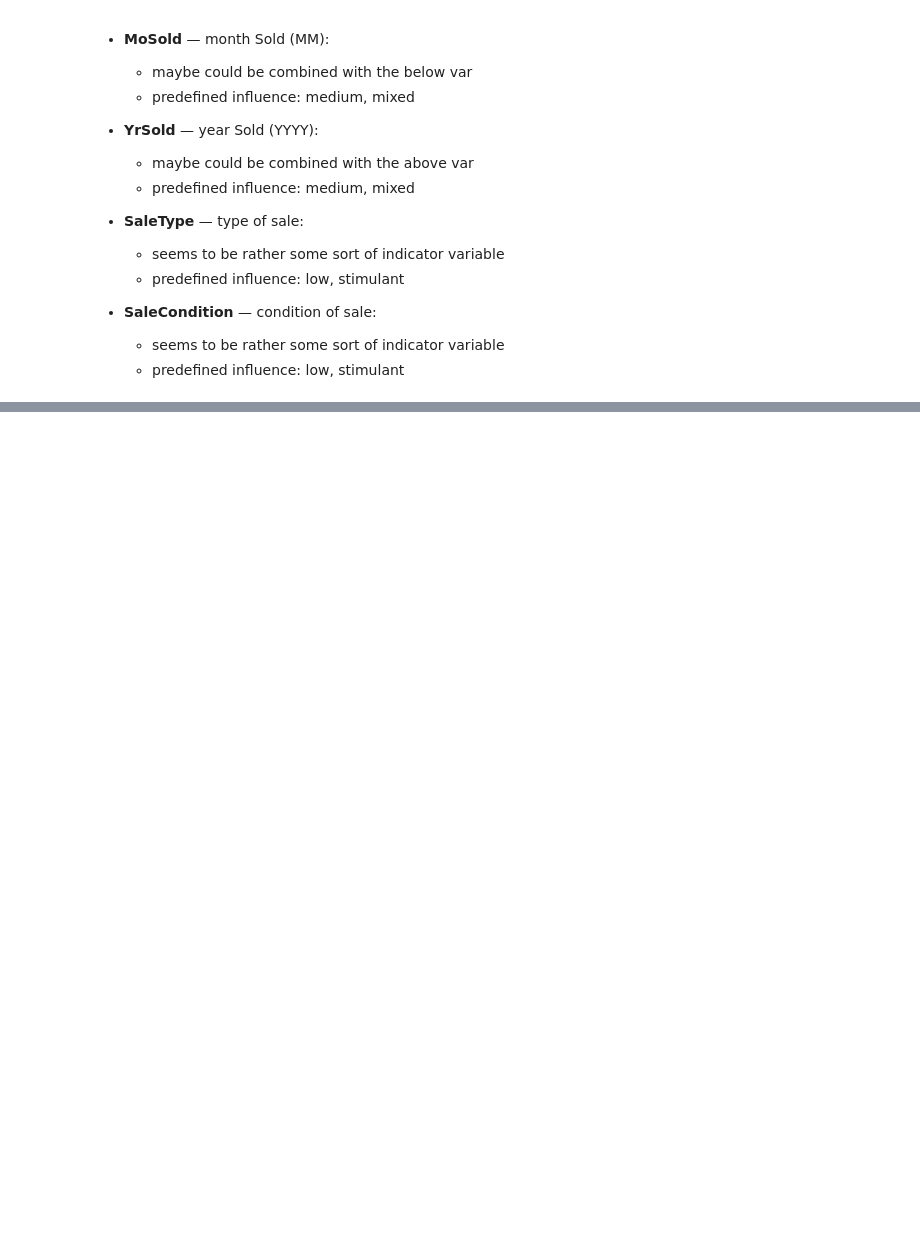
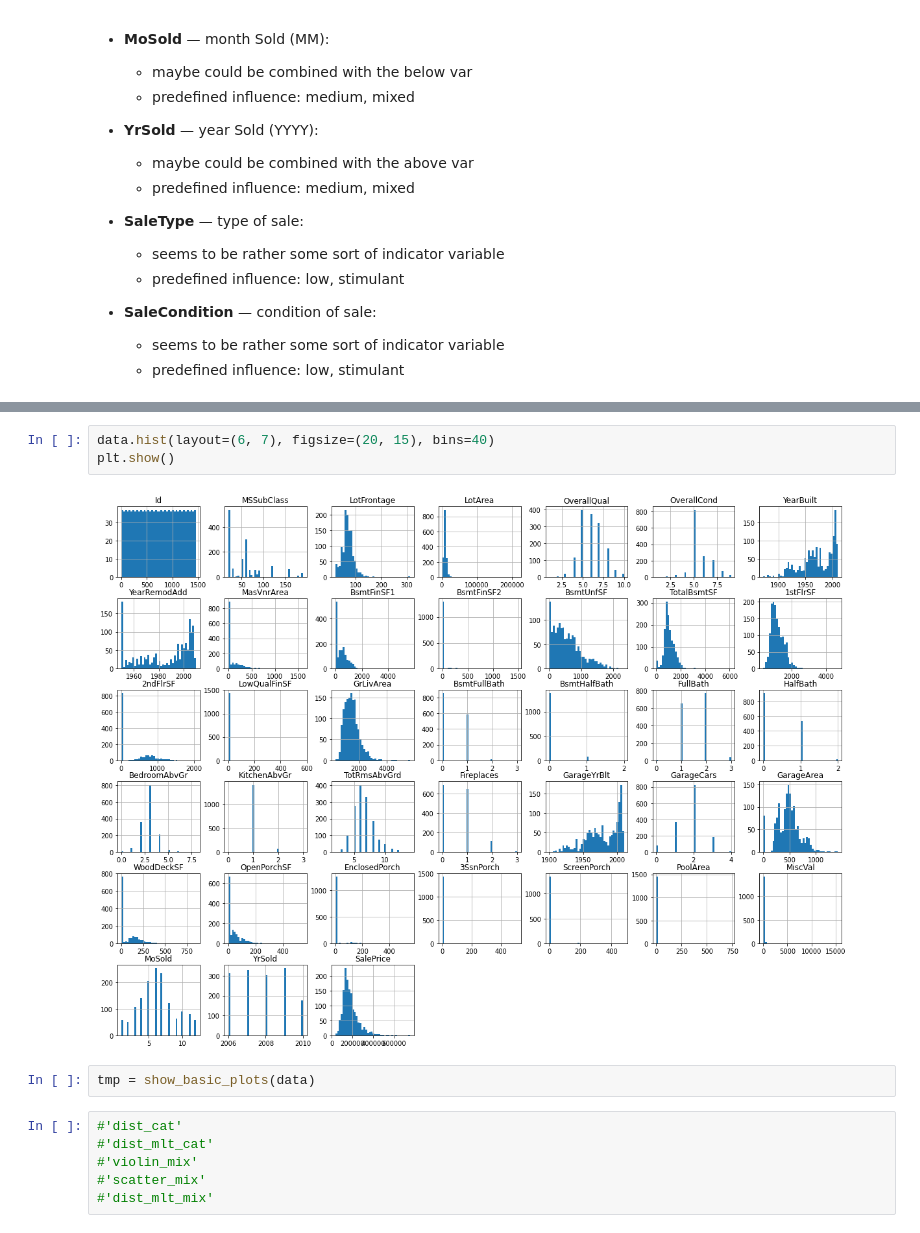
Before and after one commit to yauheni-se/HousePricesPrediction, a Jupyter notebook: HousePricesPrediction.ipynb, the cells around one changed output, grey strips where cells are left out. Cells and saved outputs as stored; diff of their text form; blank space fills up the shorter version.

```diff
--- a/HousePricesPrediction.ipynb
+++ b/HousePricesPrediction.ipynb
@@ -437,0 +586,13 @@ To sum up:
+# %%
+data.hist(layout=(6, 7), figsize=(20, 15), bins=40)
+plt.show()
+# %% [output]
+[figure, added]
+# %%
+tmp = show_basic_plots(data)
+# %%
+#'dist_cat'
+#'dist_mlt_cat'
+#'violin_mix'
+#'scatter_mix'
+#'dist_mlt_mix'
```
Also changed, not shown: parts of 34 cells of this notebook.
